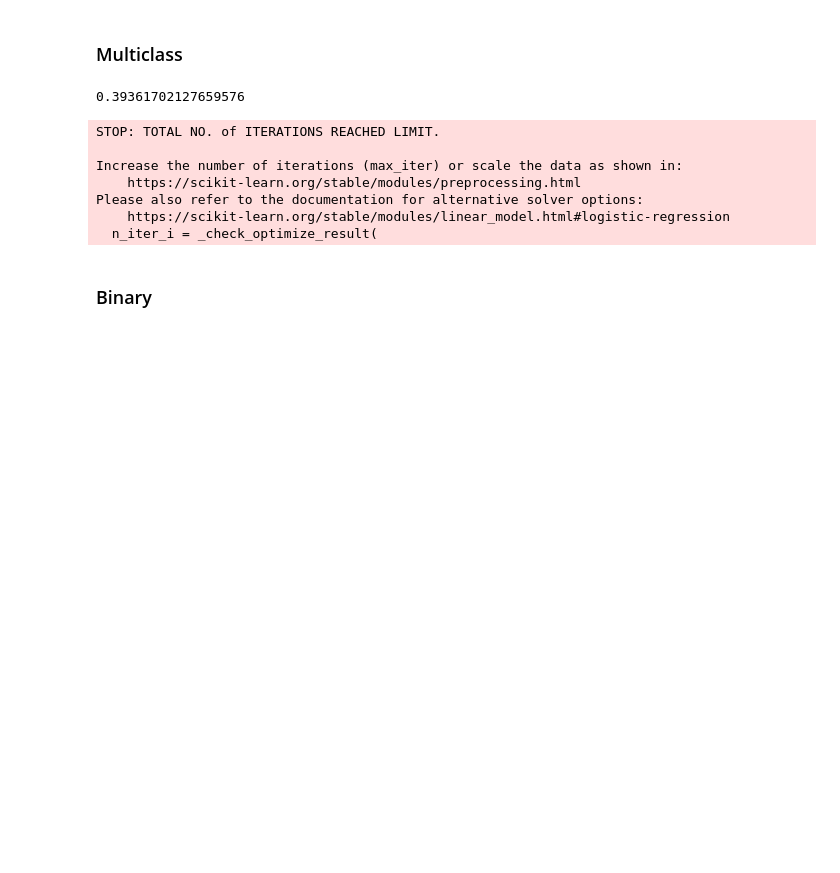
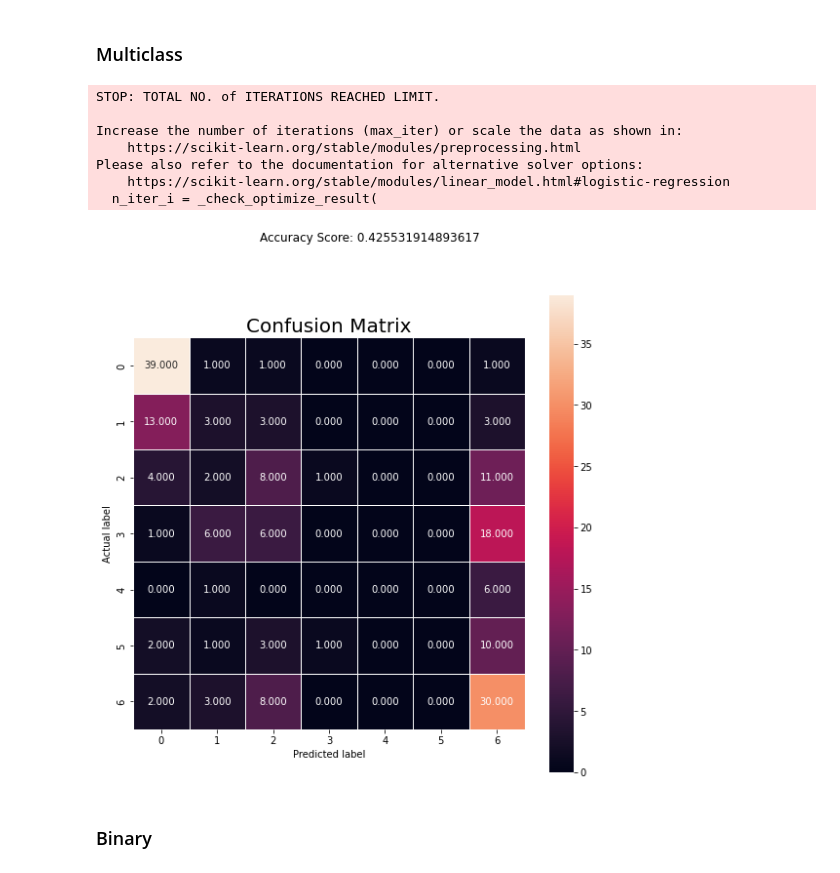
Before and after one commit to samantho/drug-prediction, a Jupyter notebook: Final_Project_Tarini.ipynb, the cells around one changed output. Saved outputs shown, nothing was run; the diff lists cells and outputs as text; code cells hidden in the pictures; blank space fills up the shorter version.

```diff
--- a/Final_Project_Tarini.ipynb
+++ b/Final_Project_Tarini.ipynb
@@ -39,22 +46,29 @@ drugs.head()
 # %%
 drugsC = pd.read_csv('SVMdrugs.txt')
 X = drugsC.drop(target_label, 1)
 y = drugsC['Cannabis']
 X_train, X_test, y_train, y_test = train_test_split(X, y, test_size = 0.1)
 clf = LogisticRegression(multi_class='multinomial', random_state=0).fit(X_train, y_train)
-clf.predict(X_test)
-clf.predict_proba(X_test)
 
-print(clf.score(X_test, y_test))
+#print(clf.predict(X_test))
+#print(clf.predict_proba(X_test))
+#print("Accuracy:", clf.score(X_test, y_test))
+
+plt.figure(figsize=(9,9))
+sns.heatmap(metrics.confusion_matrix(y_test, clf.predict(X_test)), annot=True, fmt=".3f", linewidths=.5, square = True);
+plt.ylabel('Actual label');
+plt.xlabel('Predicted label');
+plt.title('Confusion Matrix', size = 20);
+plt.suptitle('Accuracy Score: {0}'.format(clf.score(X_test, y_test), size = 15));
 # %% [output]
-0.39361702127659576
+STOP: TOTAL NO. of ITERATIONS REACHED LIMIT.
+
+Increase the number of iterations (max_iter) or scale the data as shown in:
+    https://scikit-learn.org/stable/modules/preprocessing.html
+Please also refer to the documentation for alternative solver options:
+    https://scikit-learn.org/stable/modules/linear_model.html#logistic-regression
+  n_iter_i = _check_optimize_result(
-STOP: TOTAL NO. of ITERATIONS REACHED LIMIT.
-
-Increase the number of iterations (max_iter) or scale the data as shown in:
-    https://scikit-learn.org/stable/modules/preprocessing.html
-Please also refer to the documentation for alternative solver options:
-    https://scikit-learn.org/stable/modules/linear_model.html#logistic-regression
-  n_iter_i = _check_optimize_result(
+[figure, added]
 # %% [markdown]
 ### Binary
 # %%
```
Also changed, not shown: parts of 3 cells of this notebook.
